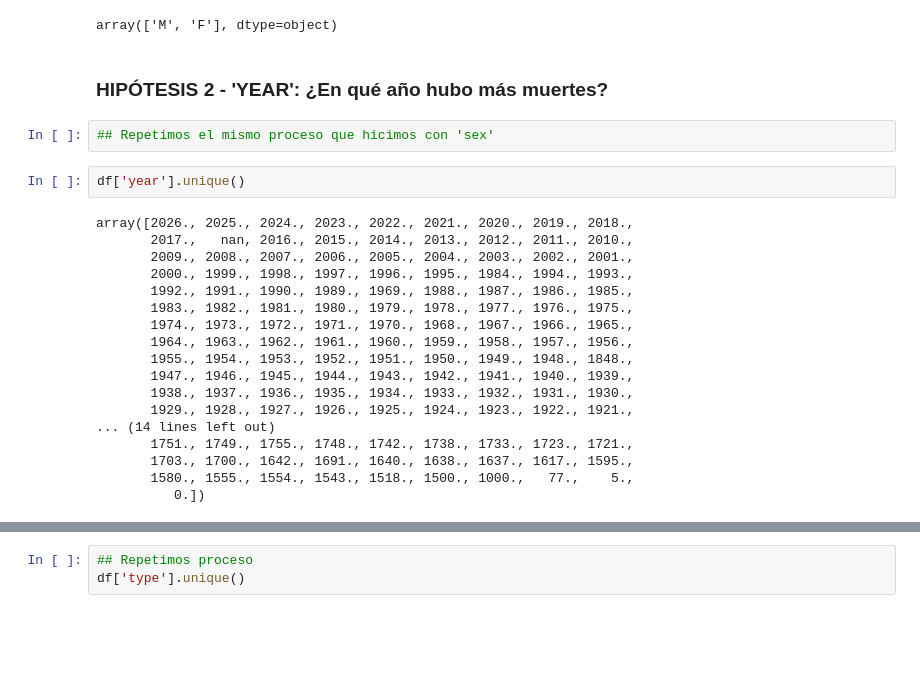
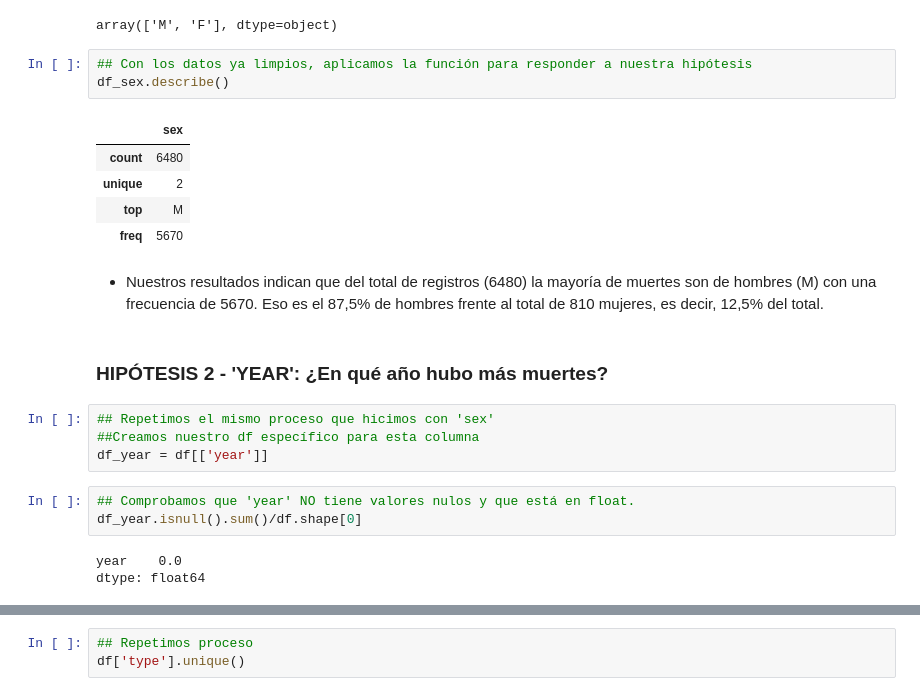
Before and after one commit to MonicaFernandezM/semana-ataque-tiburones, a Jupyter notebook: Tiburonas.ipynb, the cells around one changed output, grey strips where cells are left out. Drawn from its saved outputs; the diff is of its cells as text; blank space fills up the shorter version.

```diff
--- a/Tiburonas.ipynb
+++ b/Tiburonas.ipynb
@@ -176,27 +176,26 @@ df_sex = df_sex[df_sex['sex'].isin(filtered_values)]
 df_sex['sex'].unique()
 # %% [output]
 array(['M', 'F'], dtype=object)
+# %%
+## Con los datos ya limpios, aplicamos la función para responder a nuestra hipótesis
+df_sex.describe()
+# %% [output]
+|  | sex |
+| count | 6480 |
+| unique | 2 |
+| top | M |
+| freq | 5670 |
+# %% [markdown]
+- Nuestros resultados indican que del total de registros (6480) la mayoría de muertes son de hombres (M) con una frecuencia de 5670. Eso es el 87,5% de hombres frente al total de 810 mujeres, es decir, 12,5% del total.
 # %% [markdown]
 ### HIPÓTESIS 2 - 'YEAR': ¿En qué año hubo más muertes?
 # %%
 ## Repetimos el mismo proceso que hicimos con 'sex'
+##Creamos nuestro df específico para esta columna
+df_year = df[['year']]
 # %%
-df['year'].unique()
+## Comprobamos que 'year' NO tiene valores nulos y que está en float.
+df_year.isnull().sum()/df.shape[0]
 # %% [output]
-array([2026., 2025., 2024., 2023., 2022., 2021., 2020., 2019., 2018.,
-       2017.,   nan, 2016., 2015., 2014., 2013., 2012., 2011., 2010.,
-       2009., 2008., 2007., 2006., 2005., 2004., 2003., 2002., 2001.,
-       2000., 1999., 1998., 1997., 1996., 1995., 1984., 1994., 1993.,
-       1992., 1991., 1990., 1989., 1969., 1988., 1987., 1986., 1985.,
-       1983., 1982., 1981., 1980., 1979., 1978., 1977., 1976., 1975.,
-       1974., 1973., 1972., 1971., 1970., 1968., 1967., 1966., 1965.,
-       1964., 1963., 1962., 1961., 1960., 1959., 1958., 1957., 1956.,
-       1955., 1954., 1953., 1952., 1951., 1950., 1949., 1948., 1848.,
-       1947., 1946., 1945., 1944., 1943., 1942., 1941., 1940., 1939.,
-       1938., 1937., 1936., 1935., 1934., 1933., 1932., 1931., 1930.,
-       1929., 1928., 1927., 1926., 1925., 1924., 1923., 1922., 1921.,
-... (14 lines left out)
-       1751., 1749., 1755., 1748., 1742., 1738., 1733., 1723., 1721.,
-       1703., 1700., 1642., 1691., 1640., 1638., 1637., 1617., 1595.,
-       1580., 1555., 1554., 1543., 1518., 1500., 1000.,   77.,    5.,
-          0.])
+year    0.0
+dtype: float64
```
Also changed, not shown: parts of 8 cells of this notebook.
